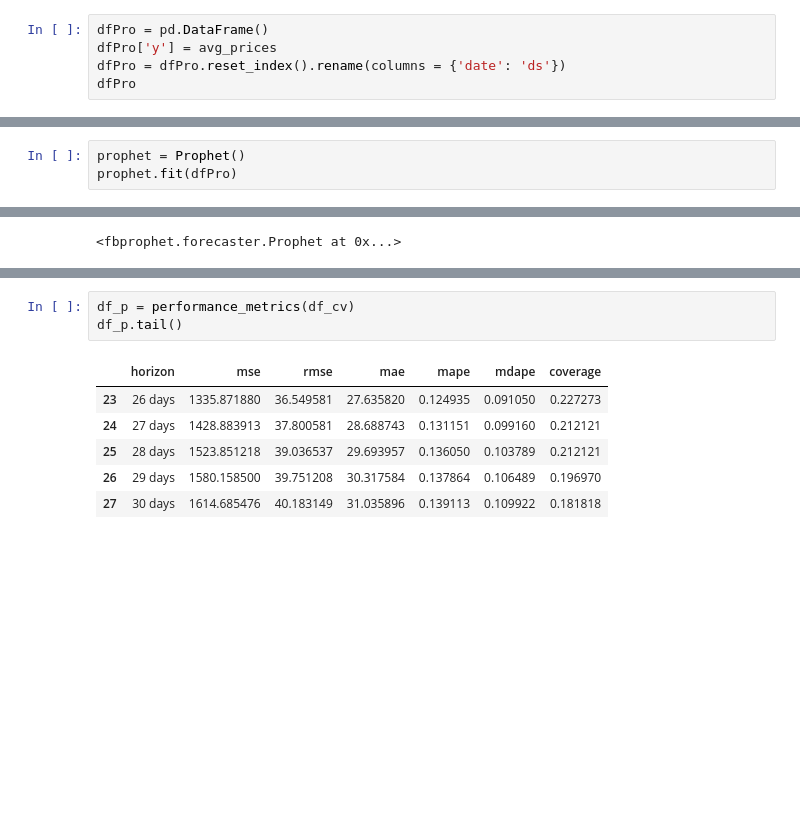
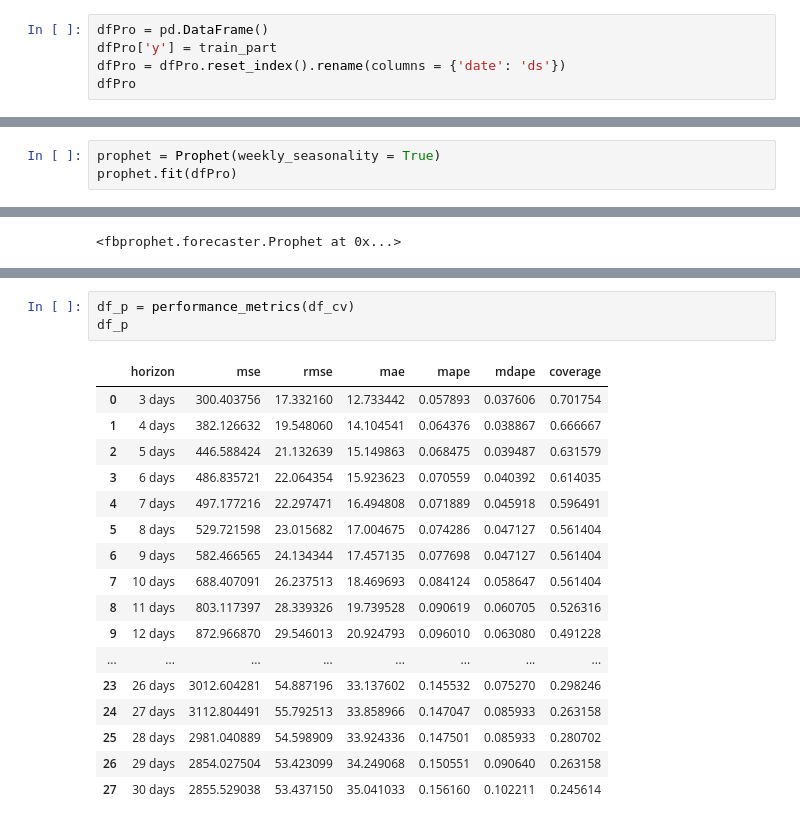
Before and after one commit to Shen-Andrew/Cogs108-Group-Project, a Jupyter notebook: Facebook Prophet Model.ipynb, the cells around one changed output, grey strips where cells are left out. Drawn from its saved outputs; the diff is of its cells as text; blank space fills up the shorter version.

```diff
--- a/Facebook Prophet Model.ipynb
+++ b/Facebook Prophet Model.ipynb
@@ -105,7 +107,7 @@ date
 Name: price, Length: 315, dtype: float64
 # %%
 dfPro = pd.DataFrame()
-dfPro['y'] = avg_prices
+dfPro['y'] = train_part
 dfPro = dfPro.reset_index().rename(columns = {'date': 'ds'})
 dfPro
 # %% [output]
@@ -125,5 +127,5 @@ dfPro
 # %%
-prophet = Prophet()
+prophet = Prophet(weekly_seasonality = True)
 prophet.fit(dfPro)
 # %% [output]
 INFO:fbprophet:Disabling yearly seasonality. Run prophet with yearly_seasonality=True to override this.
@@ -157,13 +202,24 @@ INFO:fbprophet:n_changepoints greater than number of observations. Using 15.
 # %%
 df_p = performance_metrics(df_cv)
-df_p.tail()
+df_p
 # %% [output]
 |  | horizon | mse | rmse | mae | mape | mdape | coverage |
-| 23 | 26 days | 1335.871880 | 36.549581 | 27.635820 | 0.124935 | 0.091050 | 0.227273 |
-| 24 | 27 days | 1428.883913 | 37.800581 | 28.688743 | 0.131151 | 0.099160 | 0.212121 |
-| 25 | 28 days | 1523.851218 | 39.036537 | 29.693957 | 0.136050 | 0.103789 | 0.212121 |
-| 26 | 29 days | 1580.158500 | 39.751208 | 30.317584 | 0.137864 | 0.106489 | 0.196970 |
-| 27 | 30 days | 1614.685476 | 40.183149 | 31.035896 | 0.139113 | 0.109922 | 0.181818 |
+| 0 | 3 days | 300.403756 | 17.332160 | 12.733442 | 0.057893 | 0.037606 | 0.701754 |
+| 1 | 4 days | 382.126632 | 19.548060 | 14.104541 | 0.064376 | 0.038867 | 0.666667 |
+| 2 | 5 days | 446.588424 | 21.132639 | 15.149863 | 0.068475 | 0.039487 | 0.631579 |
+| 3 | 6 days | 486.835721 | 22.064354 | 15.923623 | 0.070559 | 0.040392 | 0.614035 |
+| 4 | 7 days | 497.177216 | 22.297471 | 16.494808 | 0.071889 | 0.045918 | 0.596491 |
+| 5 | 8 days | 529.721598 | 23.015682 | 17.004675 | 0.074286 | 0.047127 | 0.561404 |
+| 6 | 9 days | 582.466565 | 24.134344 | 17.457135 | 0.077698 | 0.047127 | 0.561404 |
+| 7 | 10 days | 688.407091 | 26.237513 | 18.469693 | 0.084124 | 0.058647 | 0.561404 |
+| 8 | 11 days | 803.117397 | 28.339326 | 19.739528 | 0.090619 | 0.060705 | 0.526316 |
+| 9 | 12 days | 872.966870 | 29.546013 | 20.924793 | 0.096010 | 0.063080 | 0.491228 |
+| ... | ... | ... | ... | ... | ... | ... | ... |
+| 23 | 26 days | 3012.604281 | 54.887196 | 33.137602 | 0.145532 | 0.075270 | 0.298246 |
+| 24 | 27 days | 3112.804491 | 55.792513 | 33.858966 | 0.147047 | 0.085933 | 0.263158 |
+| 25 | 28 days | 2981.040889 | 54.598909 | 33.924336 | 0.147501 | 0.085933 | 0.280702 |
+| 26 | 29 days | 2854.027504 | 53.423099 | 34.249068 | 0.150551 | 0.090640 | 0.263158 |
+| 27 | 30 days | 2855.529038 | 53.437150 | 35.041033 | 0.156160 | 0.102211 | 0.245614 |
 # %%
 fig = plot_cross_validation_metric(df_cv, metric='mape')
 # %% [output]
```
Also changed, not shown: parts of 13 cells of this notebook.
